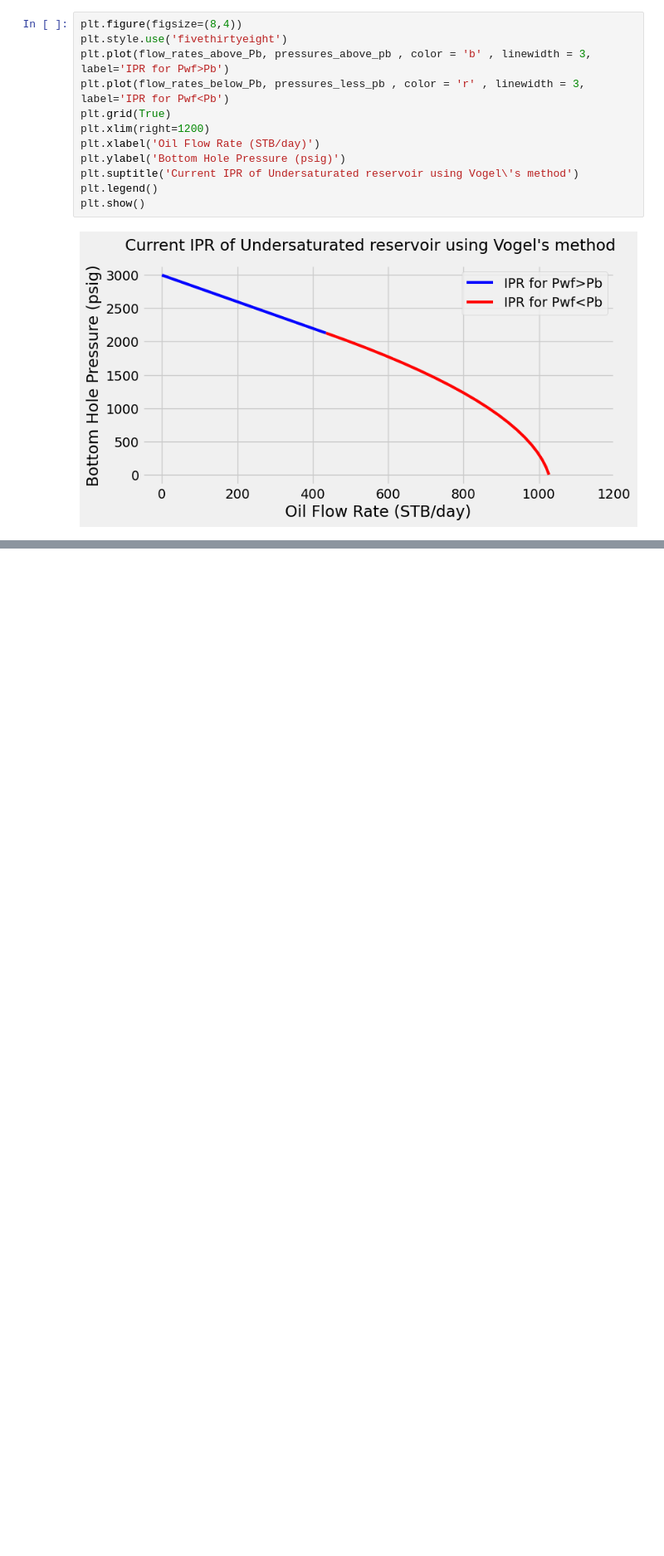
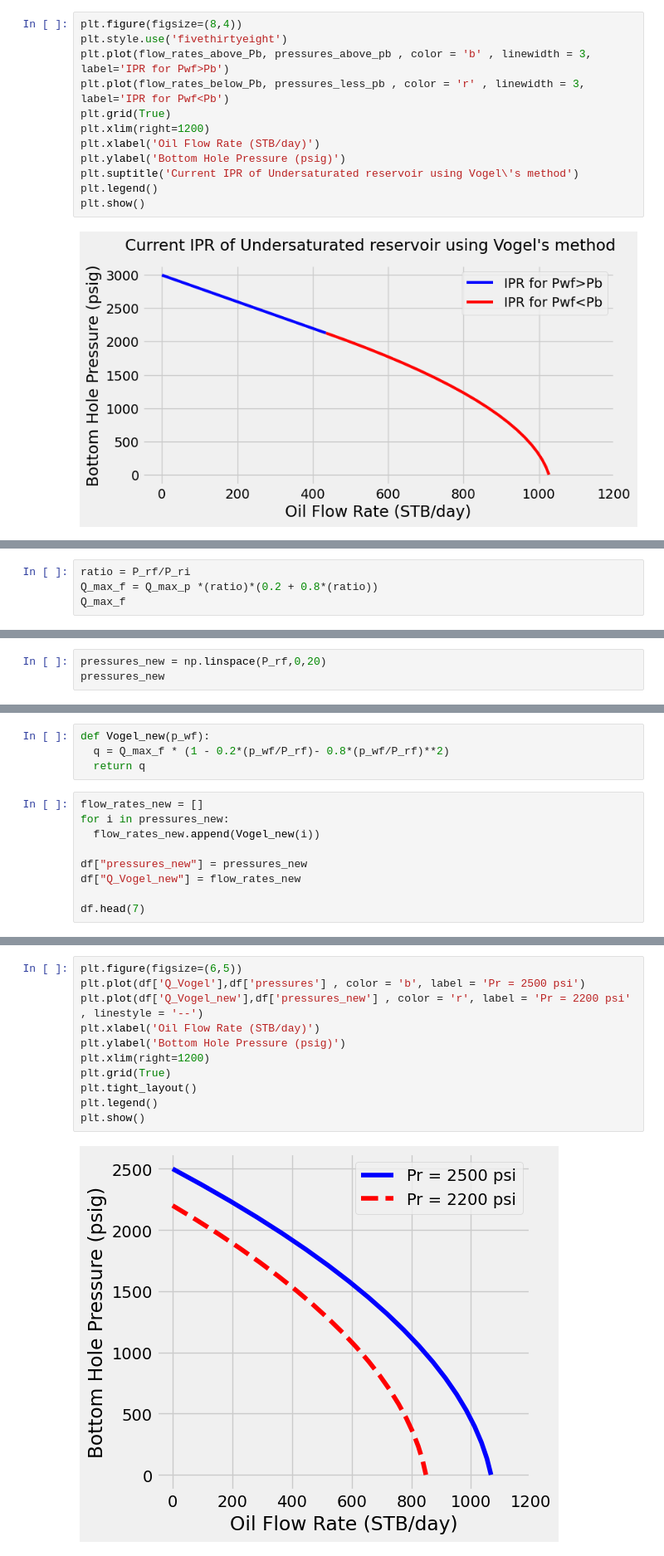
Before and after one commit to Madara123455/Energy-DA-for-Petroleum, a Jupyter notebook: Inflow_Performance_Relationship_(IPR).ipynb, the cells around one changed output, grey strips where cells are left out. Shown at 83% size. Cells and saved outputs as stored; diff of their text form; blank space fills up the shorter version.

```diff
--- a/Inflow_Performance_Relationship_(IPR).ipynb
+++ b/Inflow_Performance_Relationship_(IPR).ipynb
@@ -209,0 +232,4 @@ plt.show()
+# %%
+ratio = P_rf/P_ri
+Q_max_f = Q_max_p *(ratio)*(0.2 + 0.8*(ratio))
+Q_max_f
@@ -209,0 +238,3 @@ plt.show()
+# %%
+pressures_new = np.linspace(P_rf,0,20)
+pressures_new
@@ -209,0 +247,13 @@ plt.show()
+# %%
+def Vogel_new(p_wf):
+  q = Q_max_f * (1 - 0.2*(p_wf/P_rf)- 0.8*(p_wf/P_rf)**2)
+  return q
+# %%
+flow_rates_new = []
+for i in pressures_new:
+  flow_rates_new.append(Vogel_new(i))
+
+df["pressures_new"] = pressures_new
+df["Q_Vogel_new"] = flow_rates_new
+
+df.head(7)
@@ -209,0 +269,13 @@ plt.show()
+# %%
+plt.figure(figsize=(6,5))
+plt.plot(df['Q_Vogel'],df['pressures'] , color = 'b', label = 'Pr = 2500 psi')
+plt.plot(df['Q_Vogel_new'],df['pressures_new'] , color = 'r', label = 'Pr = 2200 psi' , linestyle = '--')
+plt.xlabel('Oil Flow Rate (STB/day)')
+plt.ylabel('Bottom Hole Pressure (psig)')
+plt.xlim(right=1200)
+plt.grid(True)
+plt.tight_layout()
+plt.legend()
+plt.show()
+# %% [output]
+[figure, added]
```
Also changed, not shown: parts of 9 cells of this notebook.
